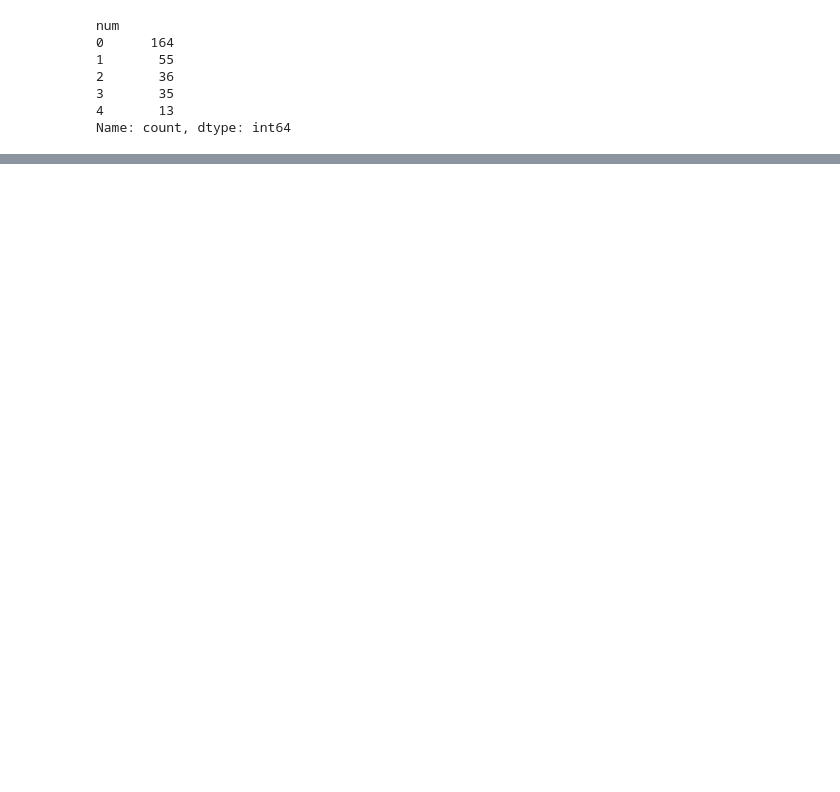
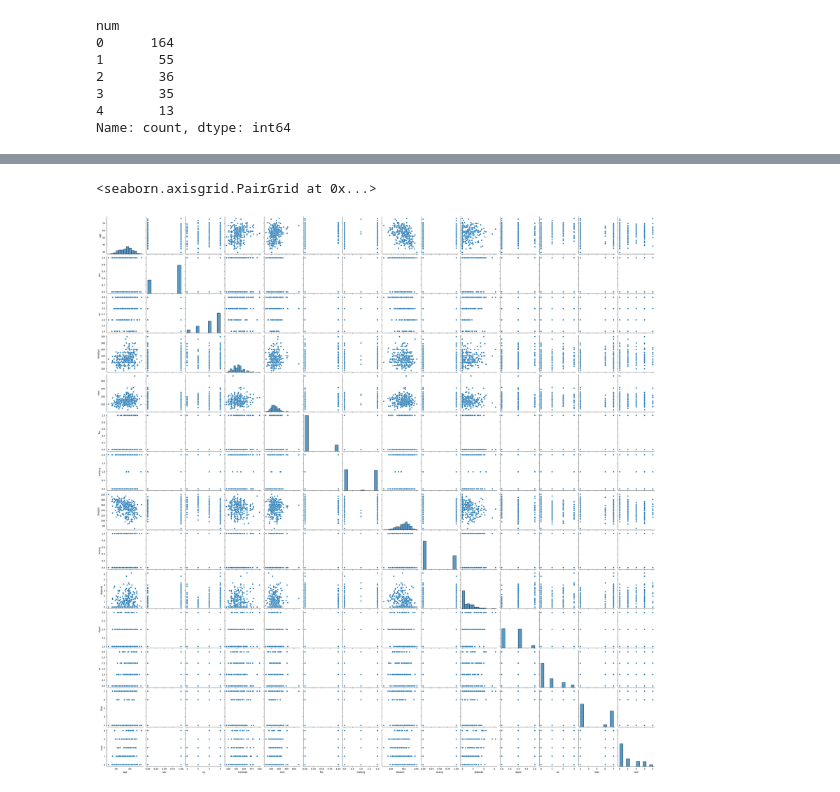
Before and after one commit to alyraafat/Machine-Learning-Applications, a Jupyter notebook: Disease Prediction from Medical Data/Heart_Disease_Prediction.ipynb, the cells around one changed output, grey strips where cells are left out. Saved outputs shown, nothing was run; the diff lists cells and outputs as text; code cells hidden in the pictures; blank space fills up the shorter version.

```diff
--- a/Disease Prediction from Medical Data/Heart_Disease_Prediction.ipynb
+++ b/Disease Prediction from Medical Data/Heart_Disease_Prediction.ipynb
@@ -137,0 +274,5 @@ Name: count, dtype: int64
+# %%
+sns.pairplot(df)
+# %% [output]
+<seaborn.axisgrid.PairGrid at 0x...>
+[figure, added]
```
Also changed, not shown: parts of 57 cells of this notebook.
